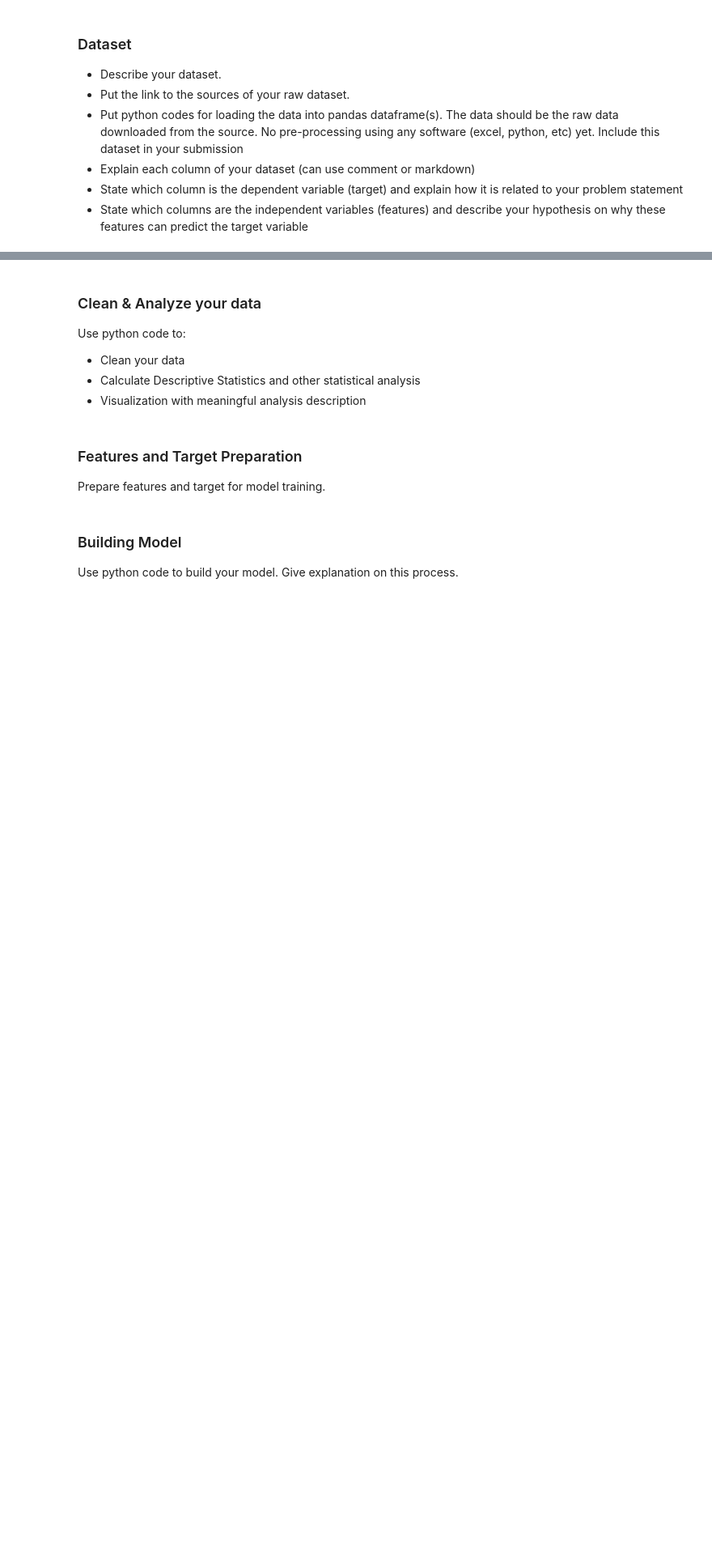
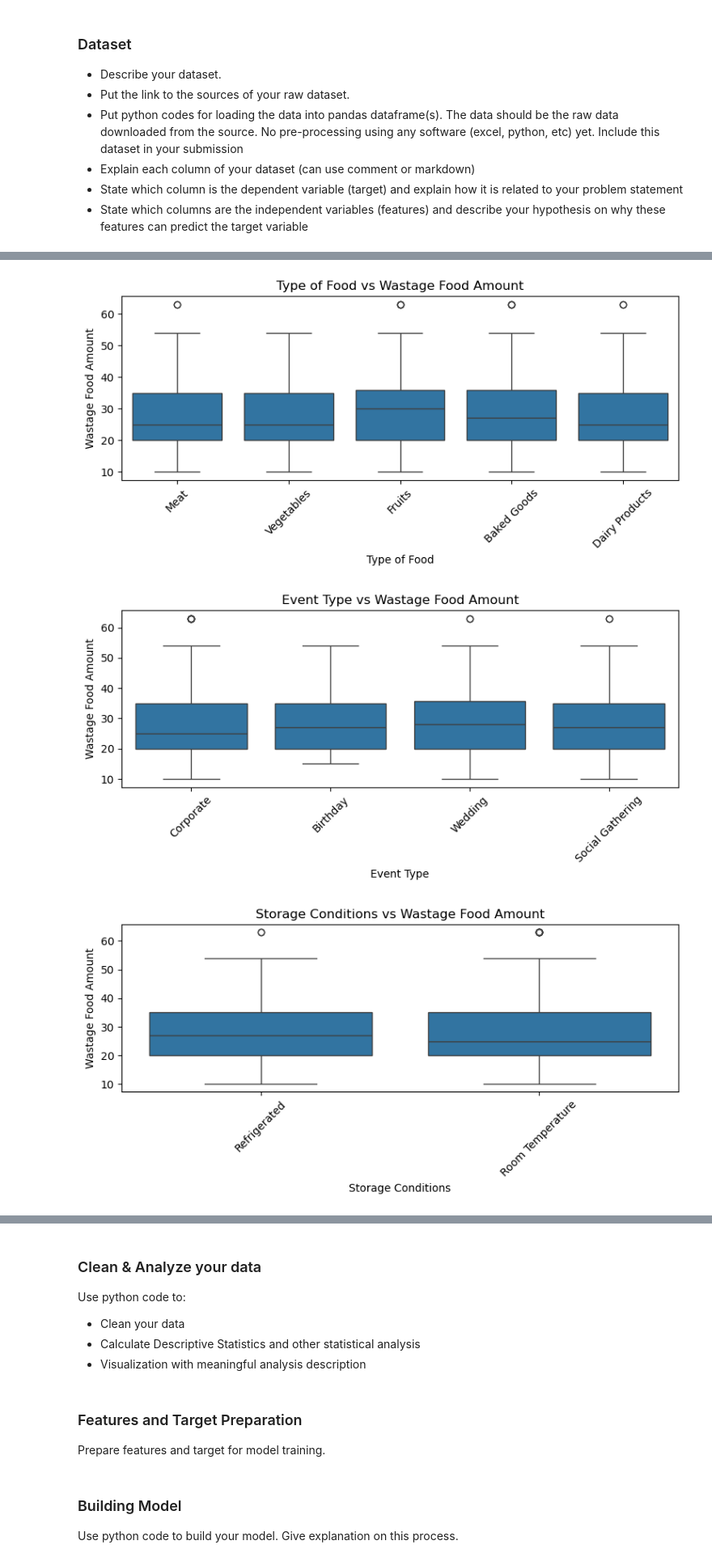
Before and after one commit to ziqiqiiii/DDW_DTP, a Jupyter notebook: Project Template.ipynb, the cells around one changed output, grey strips where cells are left out. Shown at 81% size. Drawn from its saved outputs; the diff is of its cells as text; code cells hidden in the pictures; blank space fills up the shorter version.

```diff
--- a/Project Template.ipynb
+++ b/Project Template.ipynb
@@ -62,0 +145,12 @@ Link for dataset = https://www.kaggle.com/datasets/trevinhannibal/food-wastage-d
+# %%
+for col in categorical_vars:
+    plt.figure(figsize=(8, 4))
+    sns.boxplot(data=df, x=col, y=target)
+    plt.xticks(rotation=45)
+    plt.title(f'{col} vs {target}')
+    plt.tight_layout()
+    plt.show()
+# %% [output]
+[figure, added]
+[figure, added]
+[figure, added]
```
Also changed, not shown: parts of 21 cells of this notebook.
